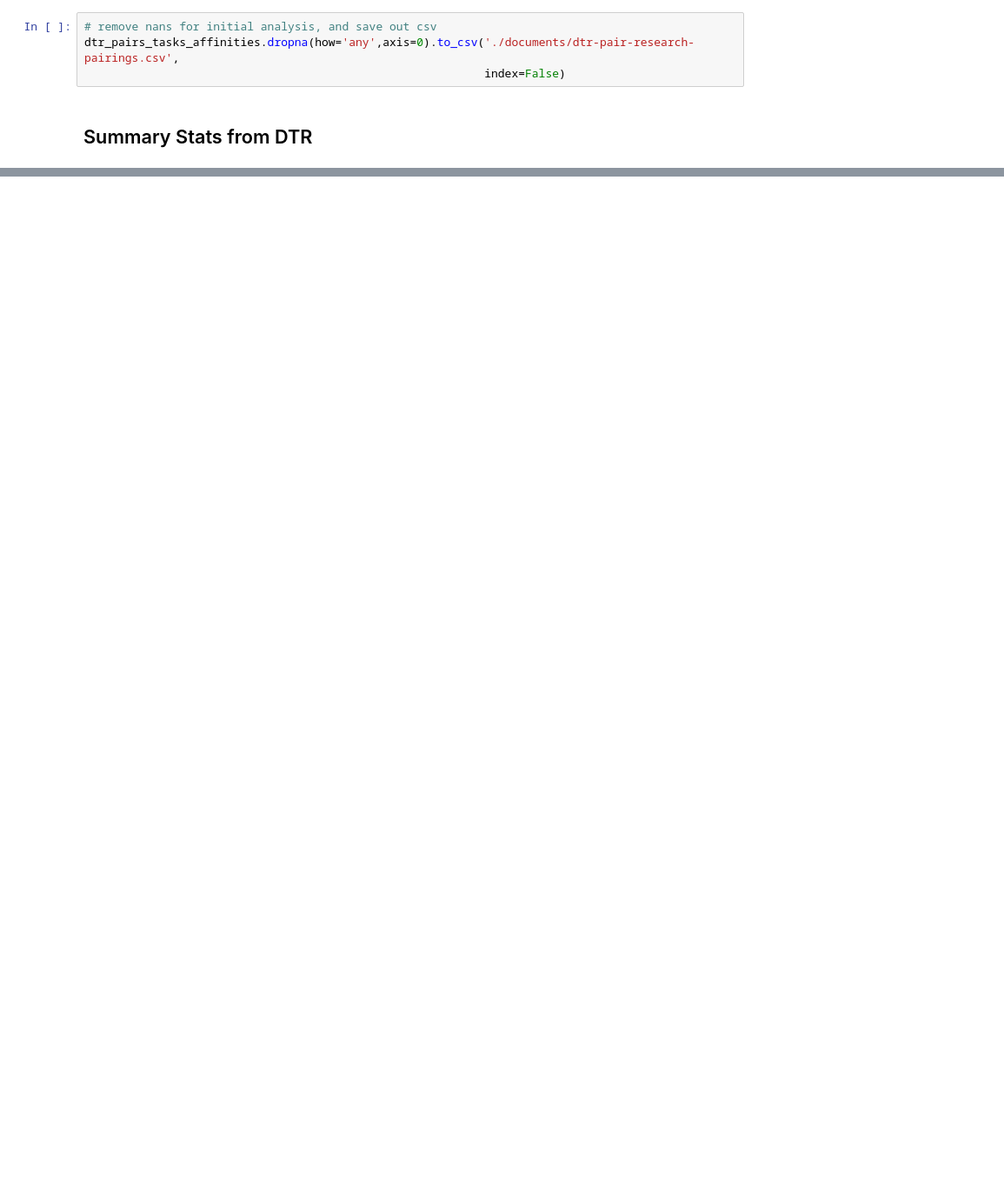
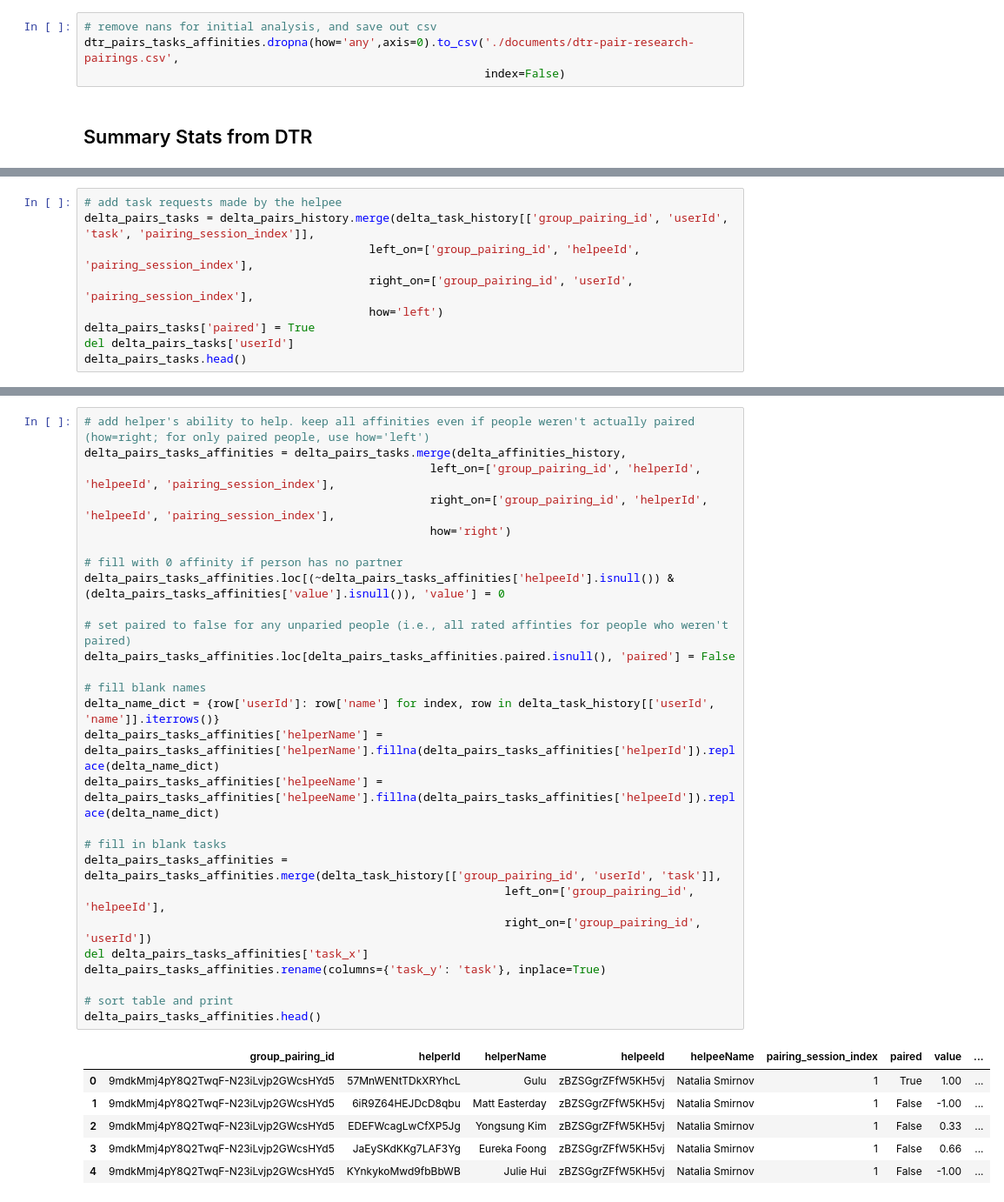
Before and after one commit to NUDelta/extractor-analysis, a Jupyter notebook: PairResearchParser.ipynb, the cells around one changed output, grey strips where cells are left out. Shown at 87% size. Cells and saved outputs as stored; diff of their text form; blank space fills up the shorter version.

```diff
--- a/PairResearchParser.ipynb
+++ b/PairResearchParser.ipynb
@@ -654,0 +732,9 @@ Name: value, dtype: float64
+# %%
+# add task requests made by the helpee
+delta_pairs_tasks = delta_pairs_history.merge(delta_task_history[['group_pairing_id', 'userId', 'task', 'pairing_session_index']],
+                                          left_on=['group_pairing_id', 'helpeeId', 'pairing_session_index'],
+                                          right_on=['group_pairing_id', 'userId', 'pairing_session_index'],
+                                          how='left')
+delta_pairs_tasks['paired'] = True
+del delta_pairs_tasks['userId']
+delta_pairs_tasks.head()
@@ -654,0 +748,34 @@ Name: value, dtype: float64
+# %%
+# add helper's ability to help. keep all affinities even if people weren't actually paired (how=right; for only paired people, use how='left')
+delta_pairs_tasks_affinities = delta_pairs_tasks.merge(delta_affinities_history,
+                                                   left_on=['group_pairing_id', 'helperId', 'helpeeId', 'pairing_session_index'],
+                                                   right_on=['group_pairing_id', 'helperId', 'helpeeId', 'pairing_session_index'],
+                                                   how='right')
+
+# fill with 0 affinity if person has no partner
+delta_pairs_tasks_affinities.loc[(~delta_pairs_tasks_affinities['helpeeId'].isnull()) & (delta_pairs_tasks_affinities['value'].isnull()), 'value'] = 0
+
+# set paired to false for any unparied people (i.e., all rated affinties for people who weren't paired)
+delta_pairs_tasks_affinities.loc[delta_pairs_tasks_affinities.paired.isnull(), 'paired'] = False
+
+# fill blank names
+delta_name_dict = {row['userId']: row['name'] for index, row in delta_task_history[['userId',  'name']].iterrows()}
+delta_pairs_tasks_affinities['helperName'] = delta_pairs_tasks_affinities['helperName'].fillna(delta_pairs_tasks_affinities['helperId']).replace(delta_name_dict)
+delta_pairs_tasks_affinities['helpeeName'] = delta_pairs_tasks_affinities['helpeeName'].fillna(delta_pairs_tasks_affinities['helpeeId']).replace(delta_name_dict)
+
+# fill in blank tasks
+delta_pairs_tasks_affinities = delta_pairs_tasks_affinities.merge(delta_task_history[['group_pairing_id', 'userId', 'task']],
+                                                              left_on=['group_pairing_id', 'helpeeId'],
+                                                              right_on=['group_pairing_id', 'userId'])
+del delta_pairs_tasks_affinities['task_x']
+delta_pairs_tasks_affinities.rename(columns={'task_y': 'task'}, inplace=True)
+
+# sort table and print
+delta_pairs_tasks_affinities.head()
+# %% [output]
+|  | group_pairing_id | helperId | helperName | helpeeId | helpeeName | pairing_session_index | paired | value | ... |
+| 0 | 9mdkMmj4pY8Q2TwqF-N23iLvjp2GWcsHYd5 | 57MnWENtTDkXRYhcL | Gulu | zBZSGgrZFfW5KH5vj | Natalia Smirnov | 1 | True | 1.00 | ... |
+| 1 | 9mdkMmj4pY8Q2TwqF-N23iLvjp2GWcsHYd5 | 6iR9Z64HEJDcD8qbu | Matt Easterday | zBZSGgrZFfW5KH5vj | Natalia Smirnov | 1 | False | -1.00 | ... |
+| 2 | 9mdkMmj4pY8Q2TwqF-N23iLvjp2GWcsHYd5 | EDEFWcagLwCfXP5Jg | Yongsung Kim | zBZSGgrZFfW5KH5vj | Natalia Smirnov | 1 | False | 0.33 | ... |
+| 3 | 9mdkMmj4pY8Q2TwqF-N23iLvjp2GWcsHYd5 | JaEySKdKKg7LAF3Yg | Eureka Foong | zBZSGgrZFfW5KH5vj | Natalia Smirnov | 1 | False | 0.66 | ... |
+| 4 | 9mdkMmj4pY8Q2TwqF-N23iLvjp2GWcsHYd5 | KYnkykoMwd9fbBbWB | Julie Hui | zBZSGgrZFfW5KH5vj | Natalia Smirnov | 1 | False | -1.00 | ... |
```
Also changed, not shown: parts of 45 cells of this notebook.
